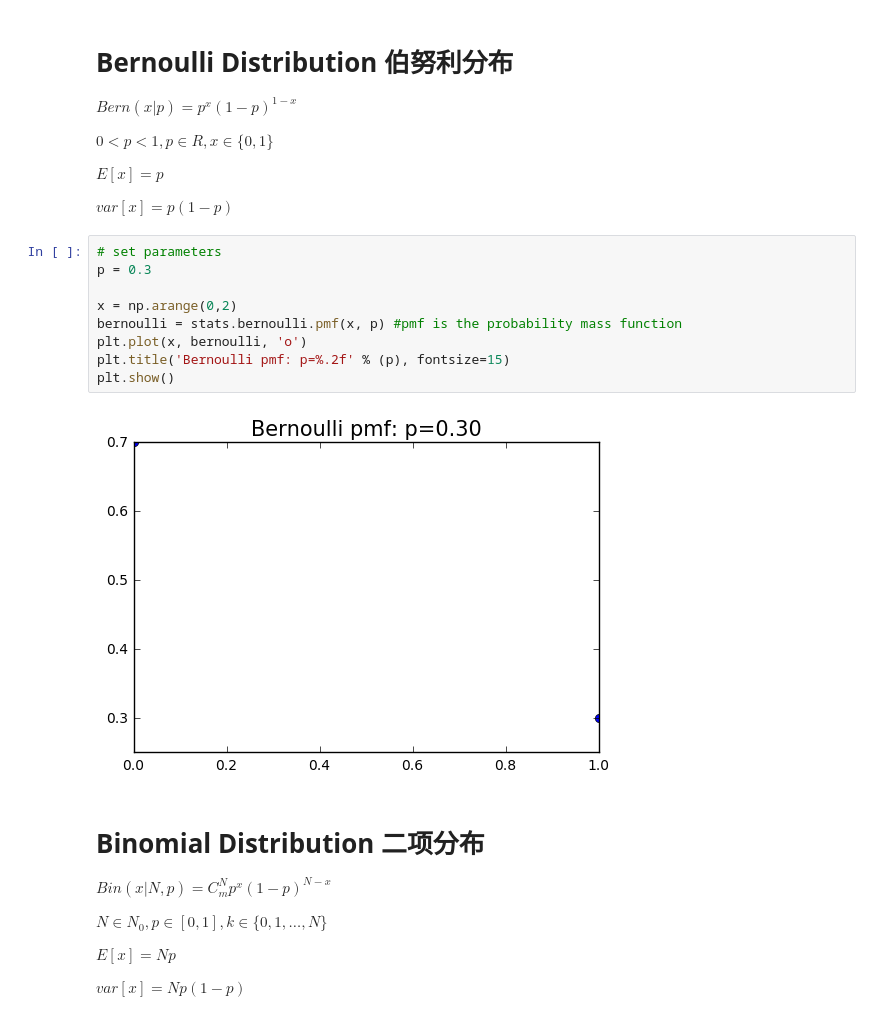
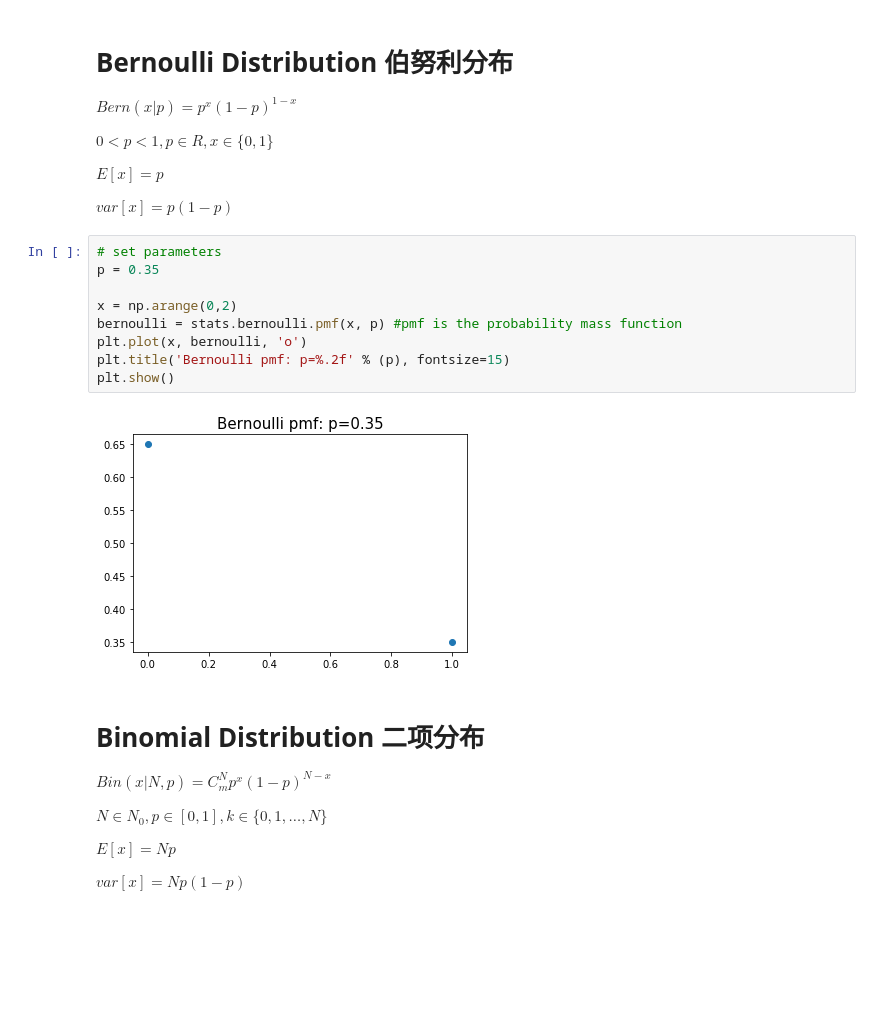
Before and after one commit to RubyLau/Summer-School, a Jupyter notebook: Probability_Distribution.ipynb, the cells around one changed output. Cells and saved outputs as stored; diff of their text form; blank space fills up the shorter version.

```diff
--- a/Probability_Distribution.ipynb
+++ b/Probability_Distribution.ipynb
@@ -21,15 +21,15 @@ $E[x] = p$
 $var[x] = p(1-p)$
 # %%
 # set parameters
-p = 0.3
+p = 0.35
 
 x = np.arange(0,2)
 bernoulli = stats.bernoulli.pmf(x, p) #pmf is the probability mass function
 plt.plot(x, bernoulli, 'o')
 plt.title('Bernoulli pmf: p=%.2f' % (p), fontsize=15)
 plt.show()
 # %% [output]
-[figure, old version]
+[figure, new version]
 # %% [markdown]
 # Binomial Distribution 二项分布
 <script type="text/javascript" src="http://cdn.mathjax.org/mathjax/latest/MathJax.js?config=default"></script>
```
Also changed, not shown: parts of 7 cells of this notebook.
